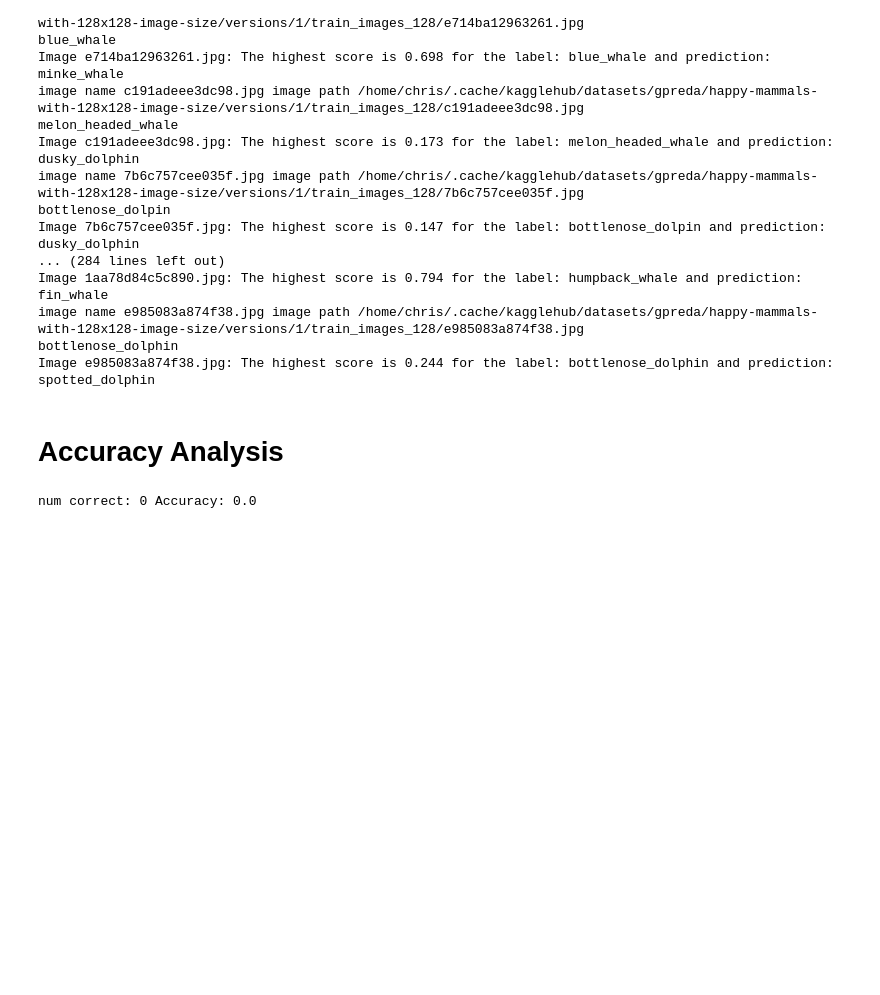
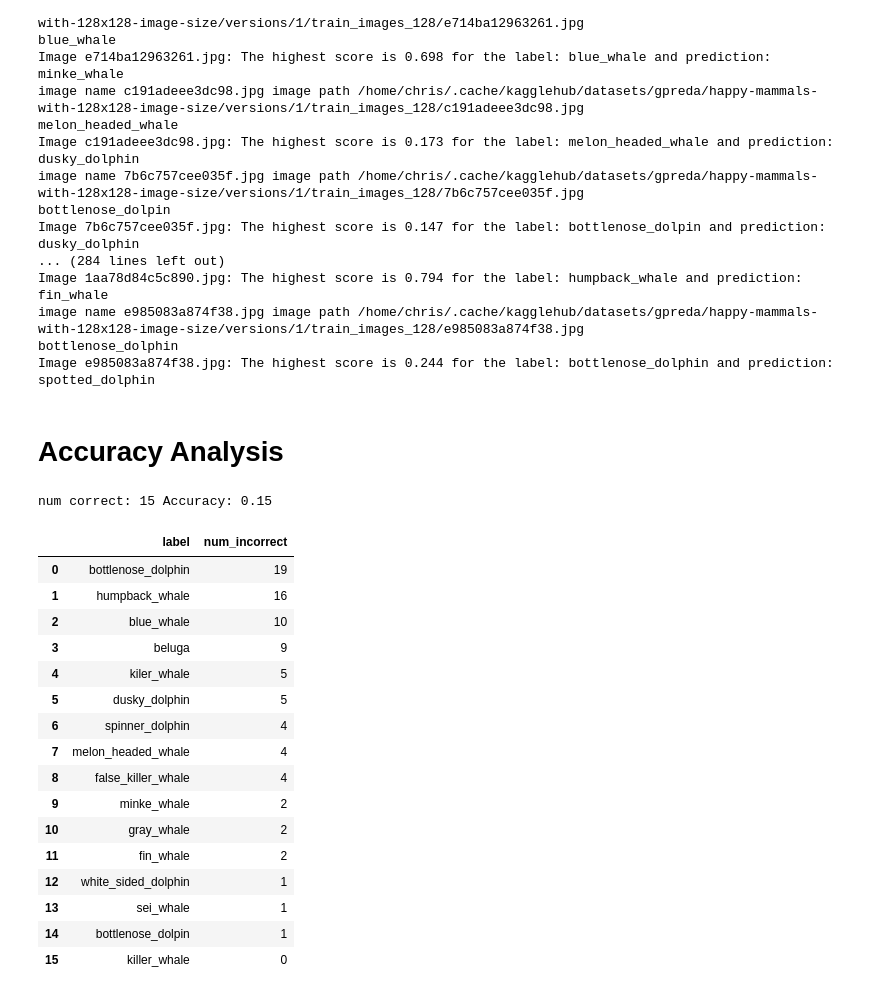
Before and after one commit to ChristopherHowe/MammalClassification, a Jupyter notebook: notebook.ipynb, the cells around one changed output. Saved outputs shown, nothing was run; the diff lists cells and outputs as text; code cells hidden in the pictures; blank space fills up the shorter version.

Commit message:
added sql query for model

```diff
--- a/notebook.ipynb
+++ b/notebook.ipynb
@@ -42,7 +42,7 @@ print(f"Columns: {labels.columns}")
 possible_labels=labels["species"].unique()
 print(f"Categorizing images into the following species: {", ".join(possible_labels)}")
 
-results=pd.DataFrame(columns=["image_name","is_prediction_correct"])
+results=pd.DataFrame(columns=["image_name","label", "prediction","is_prediction_correct"])
 results["is_prediction_correct"].astype(bool)
 # %% [output]
 Columns: Index(['species', 'individual_id'], dtype='object')
@@ -71,7 +71,7 @@ for i in range(0,100):
 
     is_prediction_correct=label==prediction
 
-    result = pd.DataFrame([{"image_name": image_name, "is_prediction_correct": is_prediction_correct}])
+    result = pd.DataFrame([{"image_name": image_name, "is_prediction_correct": is_prediction_correct, "label":label,"prediction":prediction}])
     results = pd.concat([results, result])
 # %% [output]
 image name 173edf821e72c4.jpg image path /home/chris/.cache/kagglehub/datasets/gpreda/happy-mammals-with-128x128-image-size/versions/1/train_images_128/173edf821e72c4.jpg
@@ -96,7 +96,28 @@ Image e985083a874f38.jpg: The highest score is 0.244 for the label: bottlenose_d
 # %%
 print("")
 numCorrect=results["is_prediction_correct"].sum()
 accuracy=numCorrect/len(results["is_prediction_correct"])
 print(f"num correct: {numCorrect} Accuracy: {accuracy}")
+
+
+query="SELECT label, COUNT(CASE WHEN is_prediction_correct = FALSE THEN 1 END) AS num_incorrect FROM results GROUP BY label ORDER BY num_incorrect desc"
+sqldf(query)
 # %% [output]
-num correct: 0 Accuracy: 0.0
+num correct: 15 Accuracy: 0.15
+|  | label | num_incorrect |
+| 0 | bottlenose_dolphin | 19 |
+| 1 | humpback_whale | 16 |
+| 2 | blue_whale | 10 |
+| 3 | beluga | 9 |
+| 4 | kiler_whale | 5 |
+| 5 | dusky_dolphin | 5 |
+| 6 | spinner_dolphin | 4 |
+| 7 | melon_headed_whale | 4 |
+| 8 | false_killer_whale | 4 |
+| 9 | minke_whale | 2 |
+| 10 | gray_whale | 2 |
+| 11 | fin_whale | 2 |
+| 12 | white_sided_dolphin | 1 |
+| 13 | sei_whale | 1 |
+| 14 | bottlenose_dolpin | 1 |
+| 15 | killer_whale | 0 |
```
Also changed, not shown: parts of 3 cells of this notebook.
